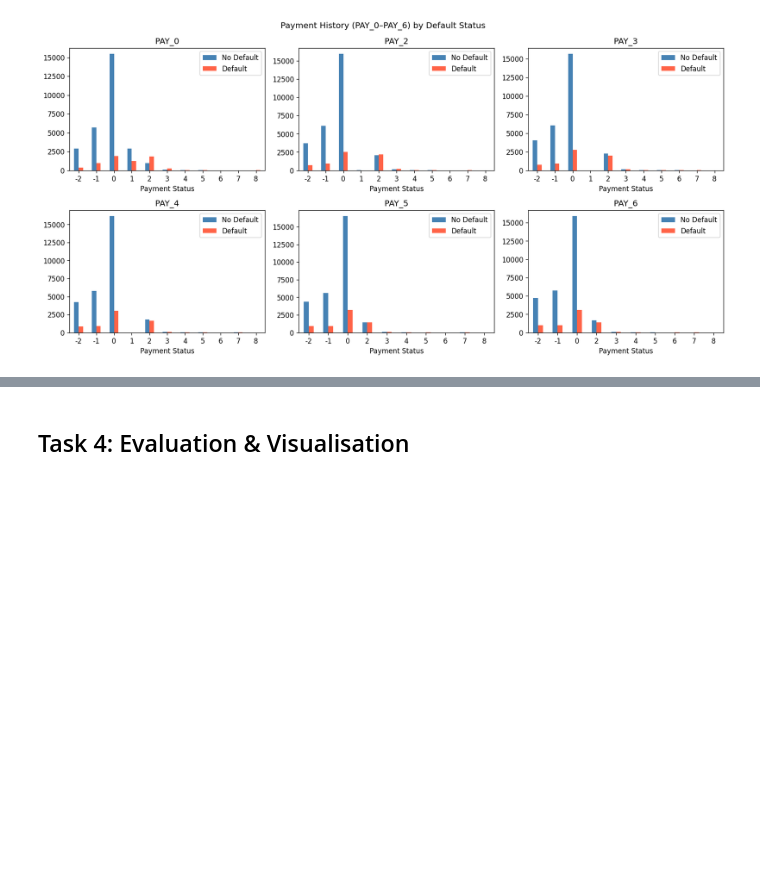
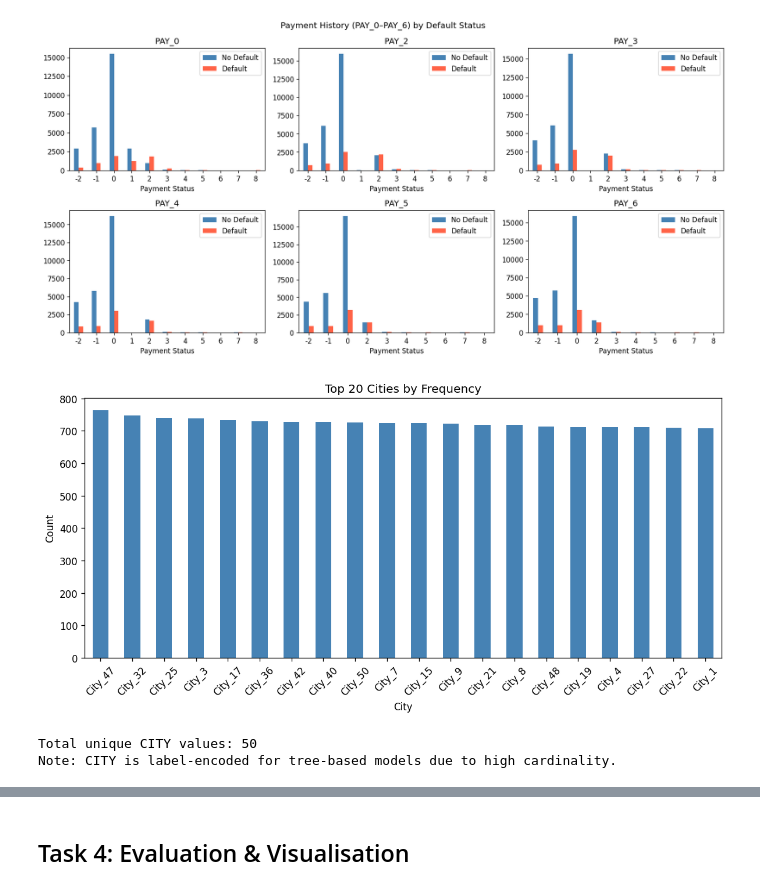
Before and after one commit to Amaan9136/bsbi-assignments, a Jupyter notebook: Sem1/Dr Abdelaziz Triki/project-assignment/main.ipynb, the cells around one changed output, grey strips where cells are left out. Cells and saved outputs as stored; diff of their text form; code cells hidden in the pictures; blank space fills up the shorter version.

```diff
--- a/Sem1/Dr Abdelaziz Triki/project-assignment/main.ipynb
+++ b/Sem1/Dr Abdelaziz Triki/project-assignment/main.ipynb
@@ -135,5 +149,21 @@ plt.tight_layout()
 plt.savefig('outputs/07_payment_history.png'); plt.show()
 # %% [output]
 [figure]
+# %%
+# CITY distribution - top 20 by frequency
+city_counts = df['CITY'].value_counts().head(20)
+fig, ax = plt.subplots(figsize=(10, 5))
+city_counts.plot(kind='bar', ax=ax, color='steelblue')
+ax.set_title('Top 20 Cities by Frequency')
+ax.set_xlabel('City'); ax.set_ylabel('Count')
+ax.tick_params(axis='x', rotation=45)
+plt.tight_layout()
+plt.savefig('outputs/04b_city_distribution.png'); plt.show()
+print(f'Total unique CITY values: {df["CITY"].nunique()}')
+print('Note: CITY is label-encoded for tree-based models due to high cardinality.')
+# %% [output]
+[figure, added]
+Total unique CITY values: 50
+Note: CITY is label-encoded for tree-based models due to high cardinality.
 # %% [markdown]
 ## Task 2: Data Preparation
```
Also changed, not shown: parts of 14 cells of this notebook, 3 other files.
